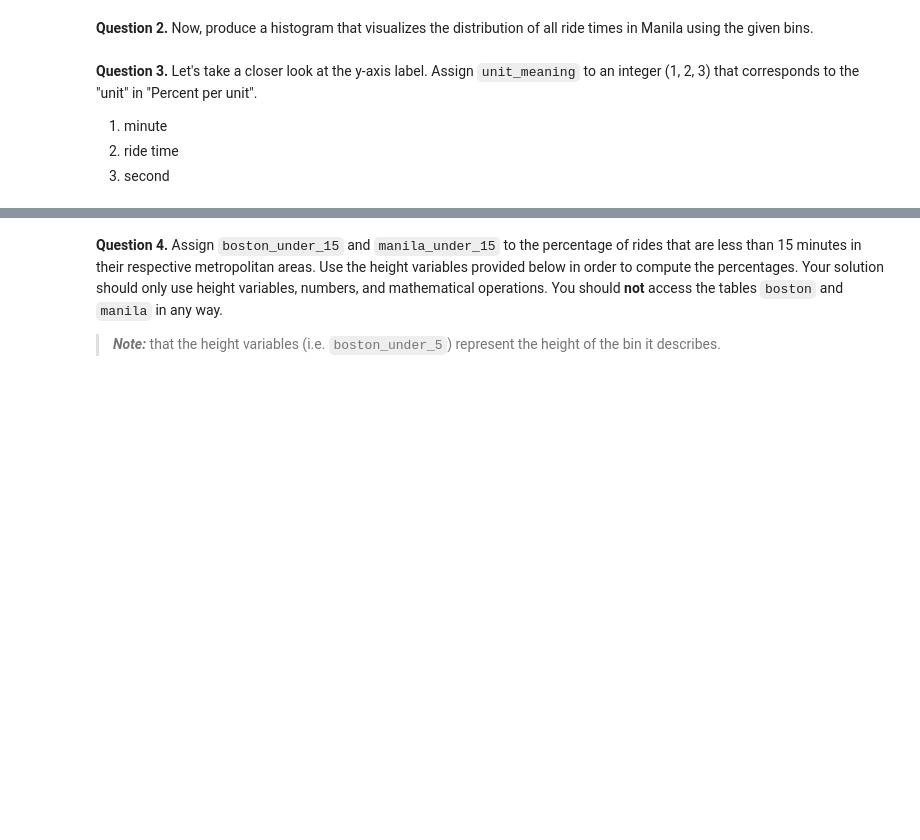
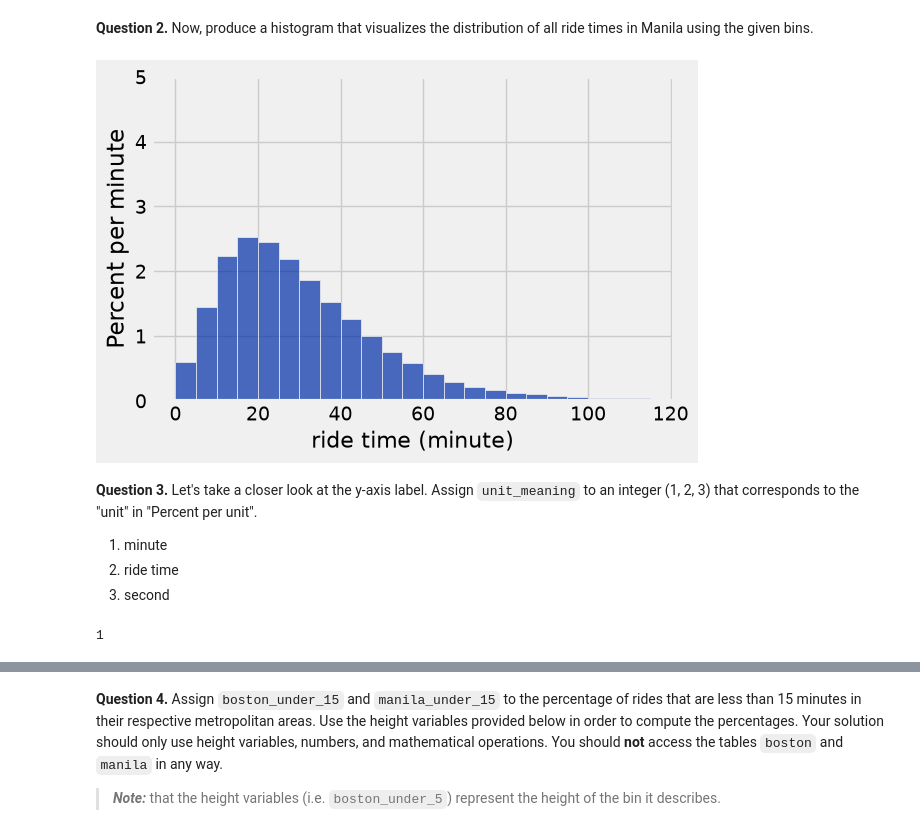
Before and after one commit to bgeiger127/Intro_to_data_26, a Jupyter notebook: Homework 3 - Visualizations/hw03.ipynb, the cells around one changed output, grey strips where cells are left out. Saved outputs shown, nothing was run; the diff lists cells and outputs as text; code cells hidden in the pictures; blank space fills up the shorter version.

```diff
--- a/Homework 3 - Visualizations/hw03.ipynb
+++ b/Homework 3 - Visualizations/hw03.ipynb
@@ -347,10 +350,12 @@ equal_bins = np.arange(0, 120, 5)
 **Question 2.** Now, produce a histogram that visualizes the distribution of all ride times in Manila using the given bins.
 # %%
 equal_bins = np.arange(0, 120, 5)
-...
+manila.hist("ride time", bins=equal_bins, unit="minute")
 
 # Don't delete the following line!
 plt.ylim(0, 0.05);
+# %% [output]
+[figure, added]
 # %% [markdown]
 <!-- END QUESTION -->
 
@@ -360,7 +365,9 @@ plt.ylim(0, 0.05);
 2. ride time
 3. second
 # %%
-unit_meaning = ...
+unit_meaning = 1
 unit_meaning
+# %% [output]
+1
 # %%
 grader.check("q3_3")
```
Also changed, not shown: parts of 6 cells of this notebook, 1 other file.
